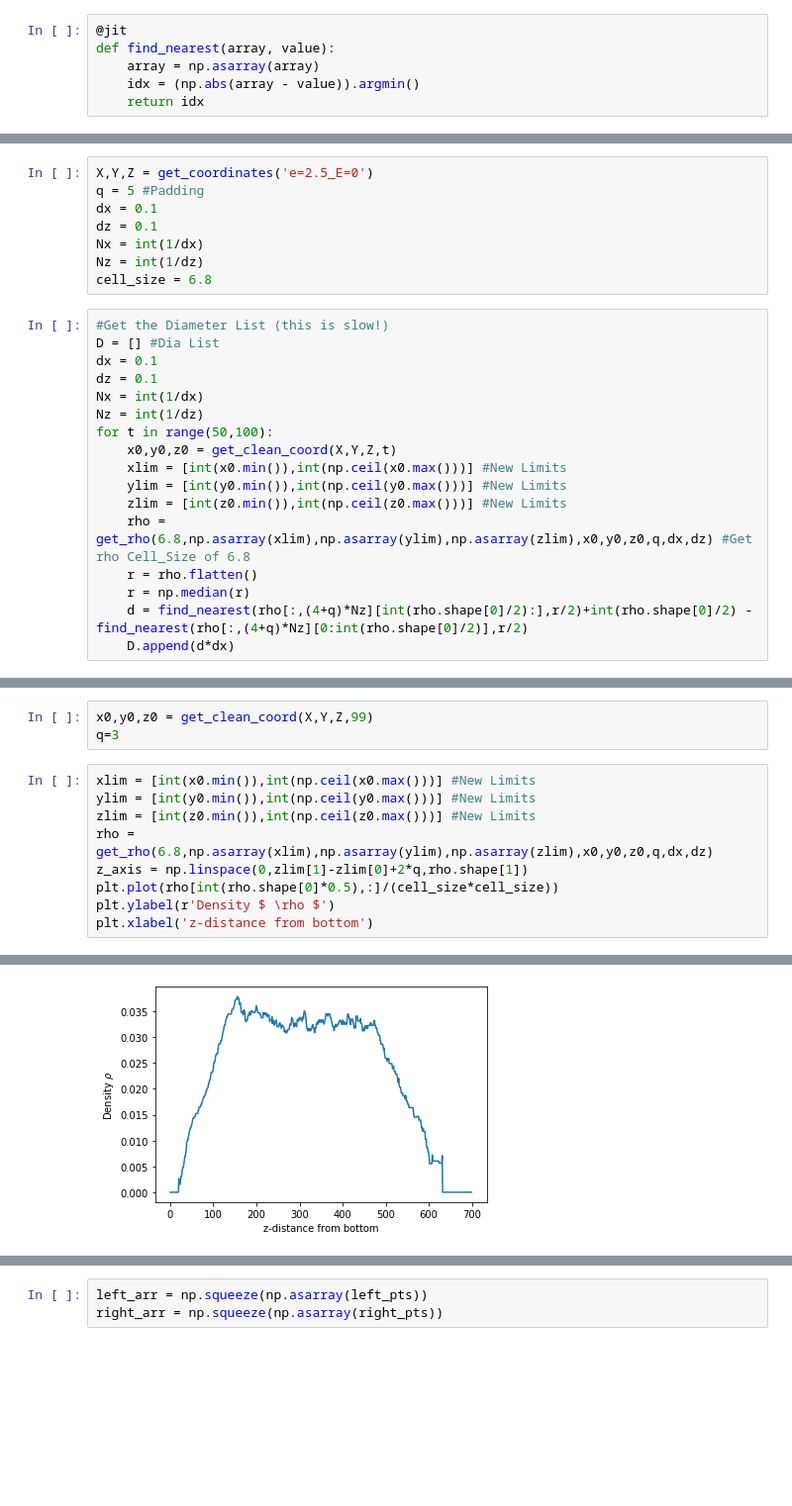
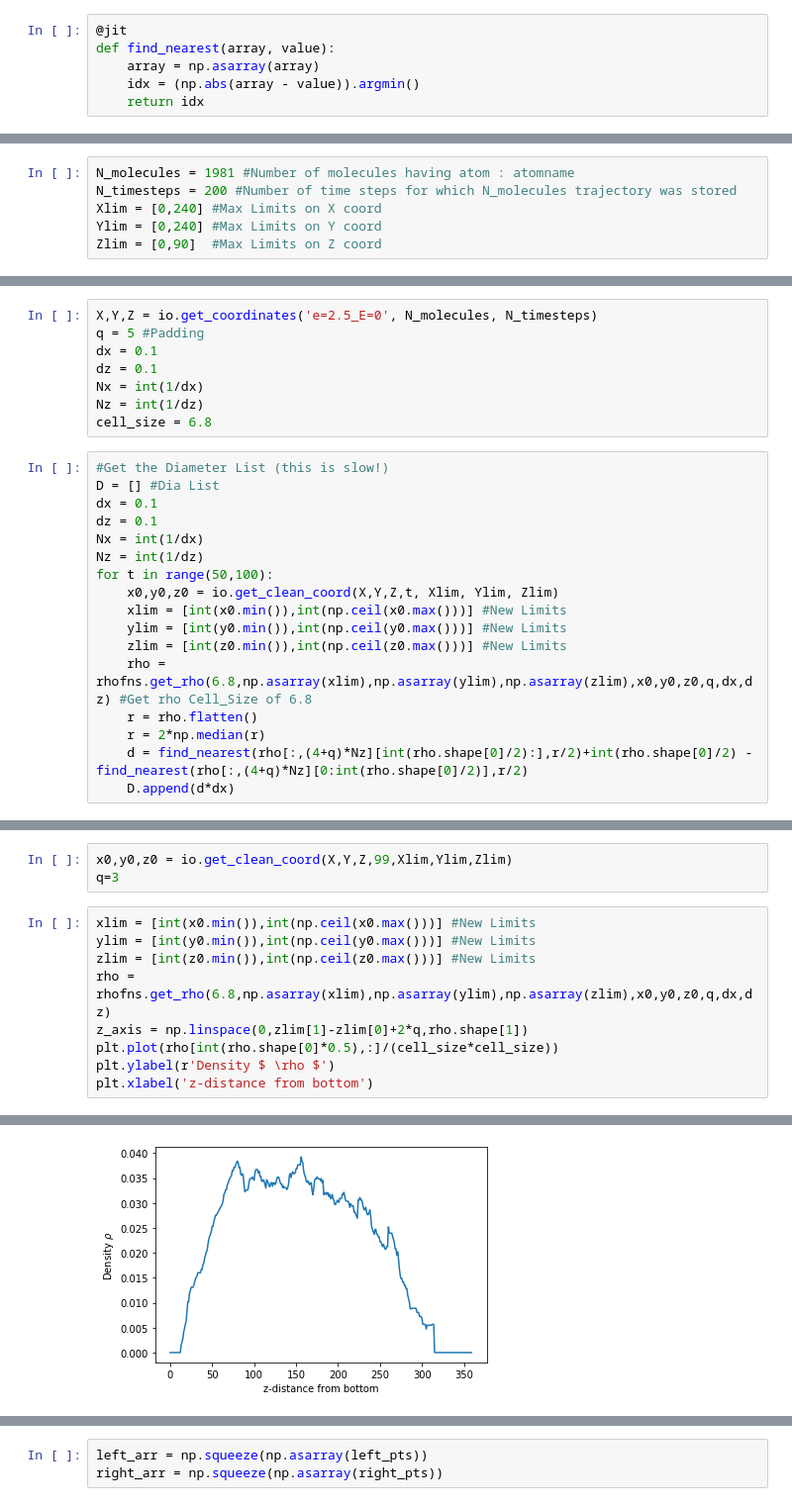
Before and after one commit to Oscuro-Phoenix/MD_Drop_Utils, a Jupyter notebook: Droplet_MD_Util.ipynb, the cells around one changed output, grey strips where cells are left out. Shown at 99% size. Cells and saved outputs as stored; diff of their text form; blank space fills up the shorter version.

```diff
--- a/Droplet_MD_Util.ipynb
+++ b/Droplet_MD_Util.ipynb
@@ -126,2 +20,8 @@ def plot_rho(rho,padding,xlim,zlim,dx,dz):
+# %%
+N_molecules = 1981 #Number of molecules having atom : atomname
+N_timesteps = 200 #Number of time steps for which N_molecules trajectory was stored
+Xlim = [0,240] #Max Limits on X coord
+Ylim = [0,240] #Max Limits on Y coord
+Zlim = [0,90]  #Max Limits on Z coord
 # %%
 #Example : Generate txt file of coordinates of oxygen ('O') from pdb file with name 'e=0.5_E=0'
@@ -129,5 +29,5 @@ gen_txt('e=2.5_E=0','O')
 # %%
-X,Y,Z = get_coordinates('e=2.5_E=0')
+X,Y,Z = io.get_coordinates('e=2.5_E=0', N_molecules, N_timesteps)
 q = 5 #Padding
 dx = 0.1
 dz = 0.1
@@ -142,12 +42,12 @@ dz = 0.1
 Nx = int(1/dx)
 Nz = int(1/dz)
 for t in range(50,100):
-    x0,y0,z0 = get_clean_coord(X,Y,Z,t)
+    x0,y0,z0 = io.get_clean_coord(X,Y,Z,t, Xlim, Ylim, Zlim)
     xlim = [int(x0.min()),int(np.ceil(x0.max()))] #New Limits
     ylim = [int(y0.min()),int(np.ceil(y0.max()))] #New Limits
     zlim = [int(z0.min()),int(np.ceil(z0.max()))] #New Limits
-    rho = get_rho(6.8,np.asarray(xlim),np.asarray(ylim),np.asarray(zlim),x0,y0,z0,q,dx,dz) #Get rho Cell_Size of 6.8
+    rho = rhofns.get_rho(6.8,np.asarray(xlim),np.asarray(ylim),np.asarray(zlim),x0,y0,z0,q,dx,dz) #Get rho Cell_Size of 6.8
     r = rho.flatten()
-    r = np.median(r)
+    r = 2*np.median(r)
     d = find_nearest(rho[:,(4+q)*Nz][int(rho.shape[0]/2):],r/2)+int(rho.shape[0]/2) -find_nearest(rho[:,(4+q)*Nz][0:int(rho.shape[0]/2)],r/2)
     D.append(d*dx)
@@ -161,18 +63,18 @@ Text(0.5, 0, 'Timestep')
 # %%
-x0,y0,z0 = get_clean_coord(X,Y,Z,99)
+x0,y0,z0 = io.get_clean_coord(X,Y,Z,99,Xlim,Ylim,Zlim)
 q=3
 # %%
 xlim = [int(x0.min()),int(np.ceil(x0.max()))] #New Limits
 ylim = [int(y0.min()),int(np.ceil(y0.max()))] #New Limits
 zlim = [int(z0.min()),int(np.ceil(z0.max()))] #New Limits
-rho = get_rho(6.8,np.asarray(xlim),np.asarray(ylim),np.asarray(zlim),x0,y0,z0,q,dx,dz)
+rho = rhofns.get_rho(6.8,np.asarray(xlim),np.asarray(ylim),np.asarray(zlim),x0,y0,z0,q,dx,dz)
 z_axis = np.linspace(0,zlim[1]-zlim[0]+2*q,rho.shape[1])
 plt.plot(rho[int(rho.shape[0]*0.5),:]/(cell_size*cell_size))
 plt.ylabel(r'Density $ \rho $')
 plt.xlabel('z-distance from bottom')
 # %% [output]
 Text(0.5, 0, 'z-distance from bottom')
-[figure, old version]
+[figure, new version]
 # %%
 dx = 0.05
 dz = 0.05
```
Also changed, not shown: parts of 14 cells of this notebook, 2 other files.
